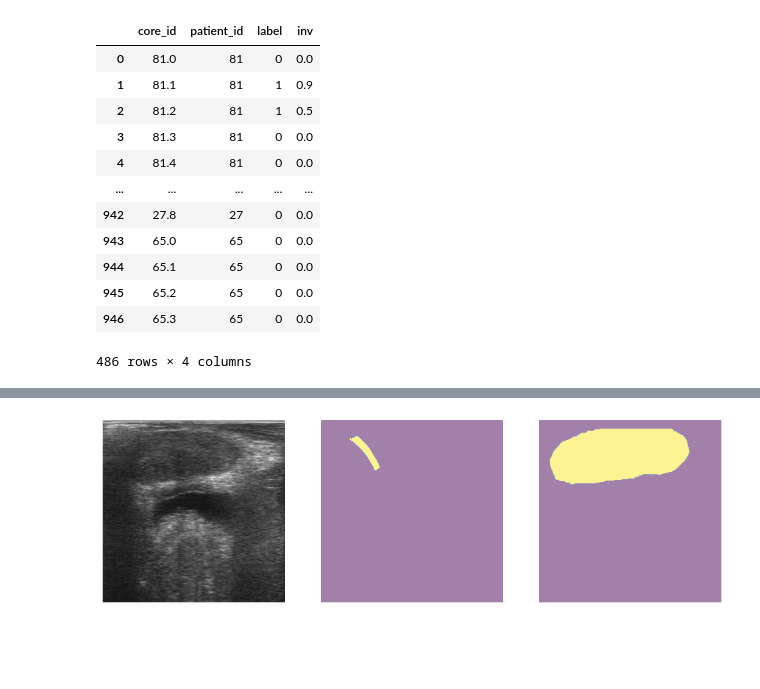
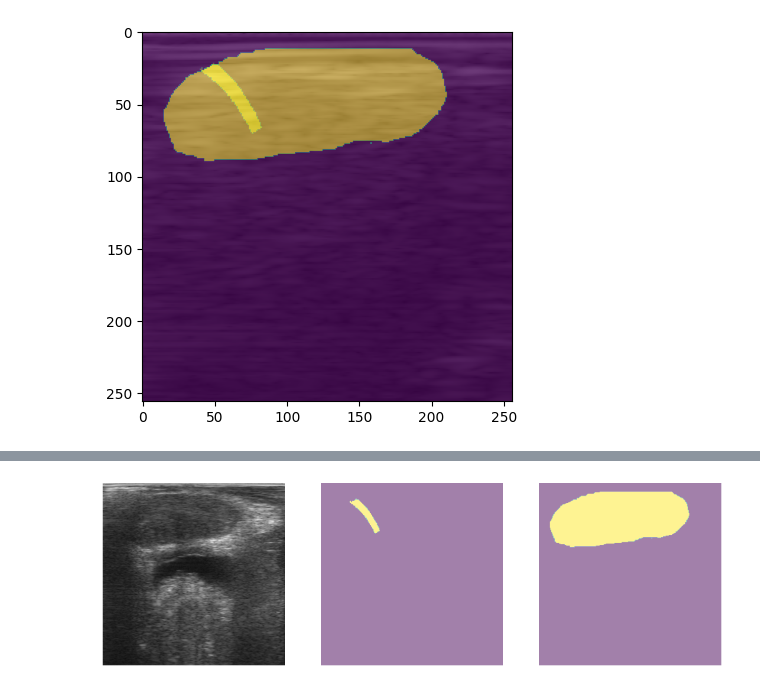
Before and after one commit to mharmanani/cinepro, a Jupyter notebook: explore_bk copy.ipynb, the cells around one changed output, grey strips where cells are left out. Cells and saved outputs as stored; diff of their text form; code cells hidden in the pictures; blank space fills up the shorter version.

```diff
--- a/explore_bk copy.ipynb
+++ b/explore_bk copy.ipynb
@@ -364,3 +642,21 @@ class CorewiseTransform:
+# %%
+
+
+roi = np.load(f'{DATA_DIR_ROOT_MAIN}/pat81_cor1_needle.npy')
+wp = np.load(f'{DATA_DIR_ROOT_MAIN}/pat81_cor1_prostate.npy')
+core = np.load(f'{DATA_DIR_ROOT_MAIN}/pat81_cor1_rf.npy')
+
+core = make_analytical(core[:, :, -1])
+core = resize(core, (1024, 1024))
+roi = resize(roi, (256, 256))
+wp = resize(wp, (256, 256))
+
+plt.imshow(core, cmap='gray')
+plt.imshow(roi, alpha=0.5)
+plt.imshow(wp * (wp == 1), alpha=0.5)
+plt.show()
+# %% [output]
+[figure, added]
 # %%
 def make_analytical(x):
     from scipy.signal import hilbert
@@ -370,16 +663,0 @@ train_tab, val_tab, test_tab = get_tmi23_patients()
-# %%
-train_tab
-# %% [output]
-|  | core_id | patient_id | label | inv |
-| 0 | 81.0 | 81 | 0 | 0.0 |
-| 1 | 81.1 | 81 | 1 | 0.9 |
-| 2 | 81.2 | 81 | 1 | 0.5 |
-| 3 | 81.3 | 81 | 0 | 0.0 |
-| 4 | 81.4 | 81 | 0 | 0.0 |
-| ... | ... | ... | ... | ... |
-| 942 | 27.8 | 27 | 0 | 0.0 |
-| 943 | 65.0 | 65 | 0 | 0.0 |
-| 944 | 65.1 | 65 | 0 | 0.0 |
-| 945 | 65.2 | 65 | 0 | 0.0 |
-| 946 | 65.3 | 65 | 0 | 0.0 |
-486 rows × 4 columns
```
Also changed, not shown: parts of 16 cells of this notebook, 5 other files.
